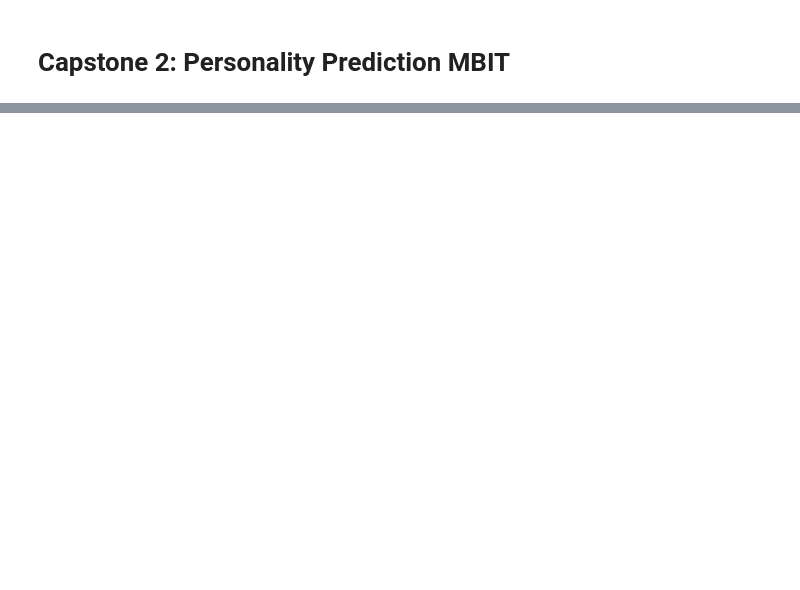
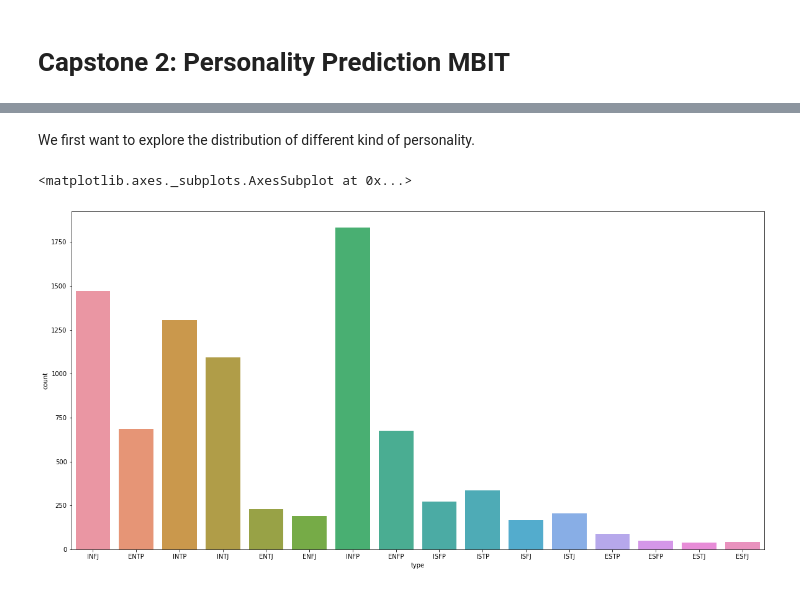
Before and after one commit to vnguye12/vy_capstone2_Personality_Prediction, a Jupyter notebook: Capstone2_Personality_Prediction.ipynb, the cells around one changed output, grey strips where cells are left out. Saved outputs shown, nothing was run; the diff lists cells and outputs as text; code cells hidden in the pictures; blank space fills up the shorter version.

```diff
--- a/Capstone2_Personality_Prediction.ipynb
+++ b/Capstone2_Personality_Prediction.ipynb
@@ -15,0 +25,3 @@ This project focuses on using machine learning algorithms to predict the persona
+# %%
+df = pd.read_csv('/Users/vnguyenair/Desktop/vy_capstone2_Personality_Prediction/mbti_1.csv',low_memory=False)
+df.head()
@@ -15,0 +37,6 @@ This project focuses on using machine learning algorithms to predict the persona
+# %%
+df['post_length'] = df['posts'].apply(lambda x: len(x.split()))
+df['question_per_post'] = df['posts'].apply(lambda x: x.count('?'))
+df['img_per_post'] = df['posts'].apply(lambda x: x.count('jpg'))
+df['excl_per_post'] = df['posts'].apply(lambda x: x.count('!'))
+df['ellipsis_per_post'] = df['posts'].apply(lambda x: x.count('...'))
@@ -15,0 +52,8 @@ This project focuses on using machine learning algorithms to predict the persona
+# %% [markdown]
+We first want to explore the distribution of different kind of personality.
+# %%
+plt.figure(figsize=(20,10))
+sns.countplot(data=df, x='type')
+# %% [output]
+<matplotlib.axes._subplots.AxesSubplot at 0x...>
+[figure, added]
```
Also changed, not shown: parts of 19 cells of this notebook.
